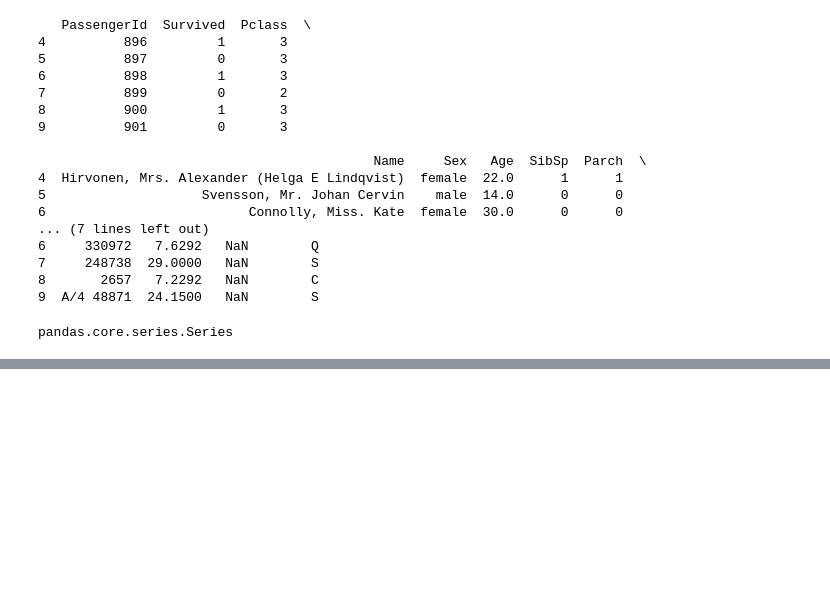
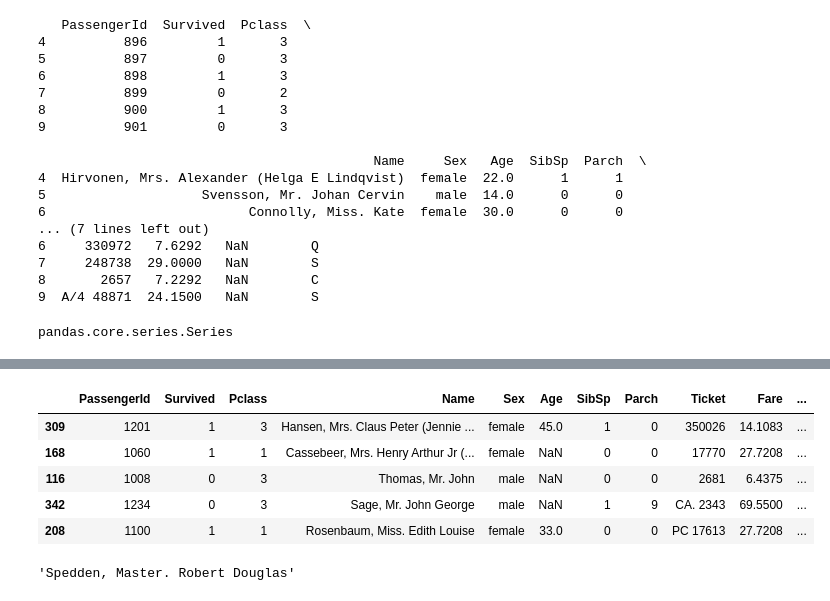
Before and after one commit to hamnasz/Machine-Learning-Lab, a Jupyter notebook: Lab 2/Task1.ipynb, the cells around one changed output, grey strips where cells are left out. Cells and saved outputs as stored; diff of their text form; code cells hidden in the pictures; blank space fills up the shorter version.

Commit message:
Add data sample output and specific name retrieval in Task1 notebook

```diff
--- a/Lab 2/Task1.ipynb
+++ b/Lab 2/Task1.ipynb
@@ -276,3 +276,16 @@ data[90:100]
 | 97 | 989 | 0 | 3 | Makinen, Mr. Kalle Edvard | male | 29.0 | 0 | 0 | STON/O 2. 3101268 | 7.9250 | ... |
 | 98 | 990 | 1 | 3 | Braf, Miss. Elin Ester Maria | female | 20.0 | 0 | 0 | 347471 | 7.8542 | ... |
 | 99 | 991 | 0 | 3 | Nancarrow, Mr. William Henry | male | 33.0 | 0 | 0 | A./5. 3338 | 8.0500 | ... |
+# %%
+data.sample(5)
+# %% [output]
+|  | PassengerId | Survived | Pclass | Name | Sex | Age | SibSp | Parch | Ticket | Fare | ... |
+| 309 | 1201 | 1 | 3 | Hansen, Mrs. Claus Peter (Jennie ... | female | 45.0 | 1 | 0 | 350026 | 14.1083 | ... |
+| 168 | 1060 | 1 | 1 | Cassebeer, Mrs. Henry Arthur Jr (... | female | NaN | 0 | 0 | 17770 | 27.7208 | ... |
+| 116 | 1008 | 0 | 3 | Thomas, Mr. John | male | NaN | 0 | 0 | 2681 | 6.4375 | ... |
+| 342 | 1234 | 0 | 3 | Sage, Mr. John George | male | NaN | 1 | 9 | CA. 2343 | 69.5500 | ... |
+| 208 | 1100 | 1 | 1 | Rosenbaum, Miss. Edith Louise | female | 33.0 | 0 | 0 | PC 17613 | 27.7208 | ... |
+# %%
+data.at[196, 'Name']
+# %% [output]
+'Spedden, Master. Robert Douglas'
```
